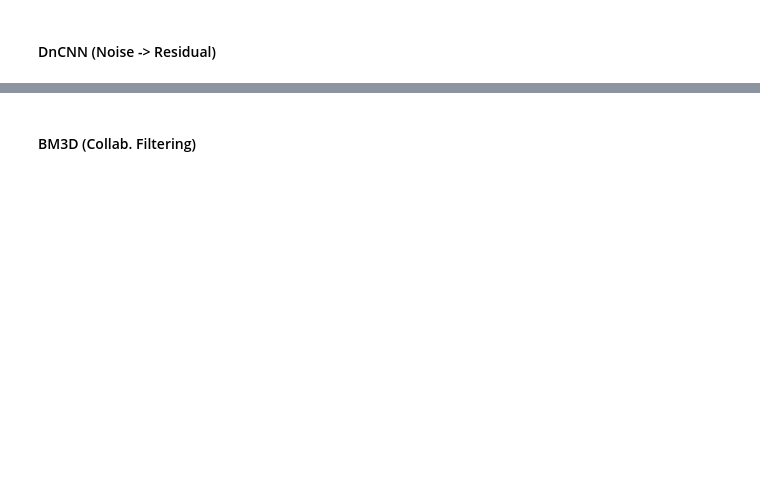
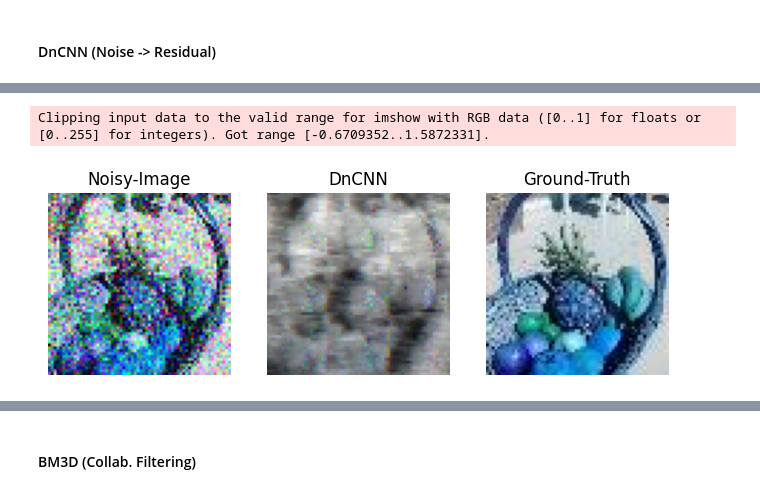
Before and after one commit to AlikMon88/Gibbs-Diff, a Jupyter notebook: unit_main_denoise.ipynb, the cells around one changed output, grey strips where cells are left out. Saved outputs shown, nothing was run; the diff lists cells and outputs as text; code cells hidden in the pictures; blank space fills up the shorter version.

```diff
--- a/unit_main_denoise.ipynb
+++ b/unit_main_denoise.ipynb
@@ -242 +375,11 @@ plt.show()
+# %%
+dncnn_path = './modules/comp/DnCNN'
+# %%
+model_path = os.path.join(dncnn_path, 'model_zoo', 'dncnn_color_blind.pth') # This would need to be downloaded from the KAIR repository
+model_dncnn = net(in_nc=3, out_nc=3, nc=64, nb=20, act_mode='R')
+model_dncnn.load_state_dict(torch.load(model_path), strict=True)
+model_dncnn.eval();
+for k, v in model_dncnn.named_parameters():
+    v.requires_grad = False
+model_dncnn = model_dncnn.to(device)
 # %%
@@ -244,0 +390,21 @@ print(x_denoised.shape)
+# %%
+fig, axs = plt.subplots(1, 3, figsize=(8, 5))
+
+rn = random.randint(0, len(x_denoised))
+
+axs[0].imshow(y[rn].reshape(y.shape[2], y.shape[3], -1))
+axs[0].set_title('Noisy-Image')
+axs[0].axis('off')
+
+axs[1].imshow(x_denoised[rn].reshape(*y.shape[2:], -1))
+axs[1].set_title('DnCNN')
+axs[1].axis('off')
+
+axs[2].imshow(x0[rn].reshape(y.shape[2], y.shape[3], -1))
+axs[2].set_title('Ground-Truth')
+axs[2].axis('off')
+
+plt.show()
+# %% [output]
+Clipping input data to the valid range for imshow with RGB data ([0..1] for floats or [0..255] for integers). Got range [-0.6709352..1.5872331].
+[figure, added]
```
Also changed, not shown: parts of 32 cells of this notebook, 6 other files.
